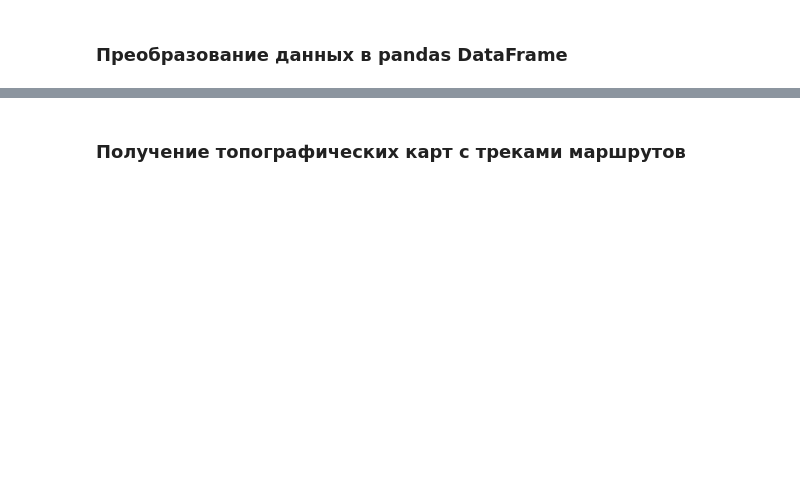
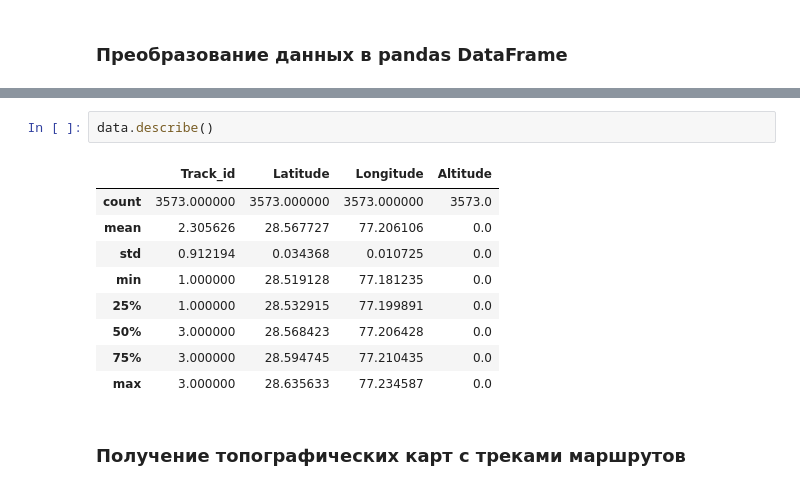
Before and after one commit to Krashper/ML_Competitions, a Jupyter notebook: Routes_optimization/Module_A/main.ipynb, the cells around one changed output, grey strips where cells are left out. Drawn from its saved outputs; the diff is of its cells as text; blank space fills up the shorter version.

```diff
--- a/Routes_optimization/Module_A/main.ipynb
+++ b/Routes_optimization/Module_A/main.ipynb
@@ -103,3 +119,15 @@ data
+# %%
+data.describe()
+# %% [output]
+|  | Track_id | Latitude | Longitude | Altitude |
+| count | 3573.000000 | 3573.000000 | 3573.000000 | 3573.0 |
+| mean | 2.305626 | 28.567727 | 77.206106 | 0.0 |
+| std | 0.912194 | 0.034368 | 0.010725 | 0.0 |
+| min | 1.000000 | 28.519128 | 77.181235 | 0.0 |
+| 25% | 1.000000 | 28.532915 | 77.199891 | 0.0 |
+| 50% | 3.000000 | 28.568423 | 77.206428 | 0.0 |
+| 75% | 3.000000 | 28.594745 | 77.210435 | 0.0 |
+| max | 3.000000 | 28.635633 | 77.234587 | 0.0 |
 # %% [markdown]
 ### Получение топографических карт с треками маршрутов
 # %%
```
Also changed, not shown: parts of 29 cells of this notebook, 15 other files.
